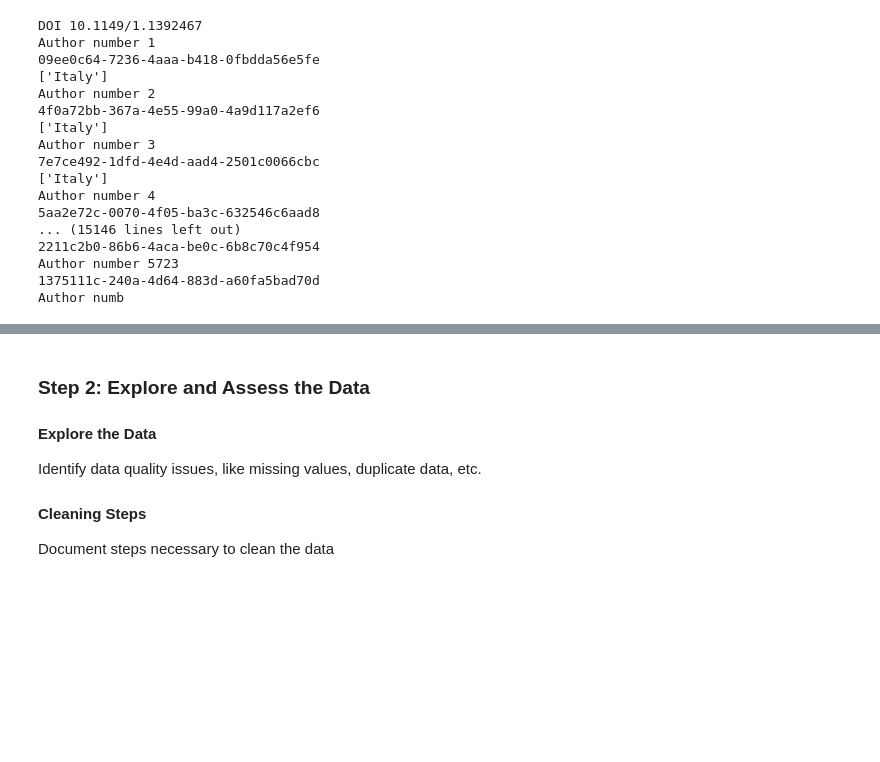
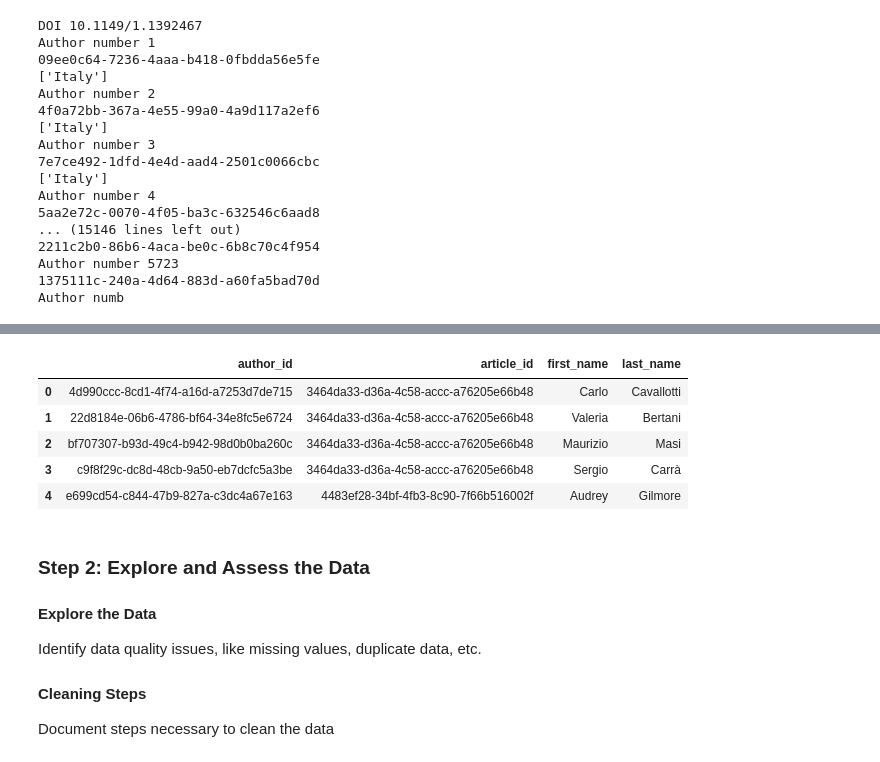
Before and after one commit to jimswainston/udacity-data-engineering-capstone, a Jupyter notebook: src/CapstoneProjectTemplate.ipynb, the cells around one changed output, grey strips where cells are left out. Saved outputs shown, nothing was run; the diff lists cells and outputs as text; code cells hidden in the pictures; blank space fills up the shorter version.

Commit message:
add author entity extraction feature

```diff
--- a/src/CapstoneProjectTemplate.ipynb
+++ b/src/CapstoneProjectTemplate.ipynb
@@ -134,7 +134,9 @@ articleData = {
 
 authorData = {
     'author_id' : [],
-    'article_id' : []
+    'article_id' : [],
+    'first_name' : [],
+    'last_name' : []
 }
 
 affiliationData = {
@@ -157,6 +159,14 @@ for item in data["items"]:
             articleData['title'].append(article[2])
             articleData['published_date'].append(article[3])
 
+            authors = de.processAuthor(item,article[0])
+
+            for author in authors:
+                authorData['author_id'].append(author[0])
+                authorData['article_id'].append(author[1])
+                authorData['first_name'].append(author[2])
+                authorData['last_name'].append(author[3])
+
 
 articles = pd.DataFrame(articleData)
-articles.head()
+authors = pd.DataFrame(authorData)
@@ -168,3 +183,13 @@ articles.head()
+# %%
+# show authors sample
+authors.head()
+# %% [output]
+|  | author_id | article_id | first_name | last_name |
+| 0 | 4d990ccc-8cd1-4f74-a16d-a7253d7de715 | 3464da33-d36a-4c58-accc-a76205e66b48 | Carlo | Cavallotti |
+| 1 | 22d8184e-06b6-4786-bf64-34e8fc5e6724 | 3464da33-d36a-4c58-accc-a76205e66b48 | Valeria | Bertani |
+| 2 | bf707307-b93d-49c4-b942-98d0b0ba260c | 3464da33-d36a-4c58-accc-a76205e66b48 | Maurizio | Masi |
+| 3 | c9f8f29c-dc8d-48cb-9a50-eb7dcfc5a3be | 3464da33-d36a-4c58-accc-a76205e66b48 | Sergio | Carrà |
+| 4 | e699cd54-c844-47b9-827a-c3dc4a67e163 | 4483ef28-34bf-4fb3-8c90-7f66b516002f | Audrey | Gilmore |
 # %%
 
 
```
Also changed, not shown: parts of 3 cells of this notebook, 1 other file.
